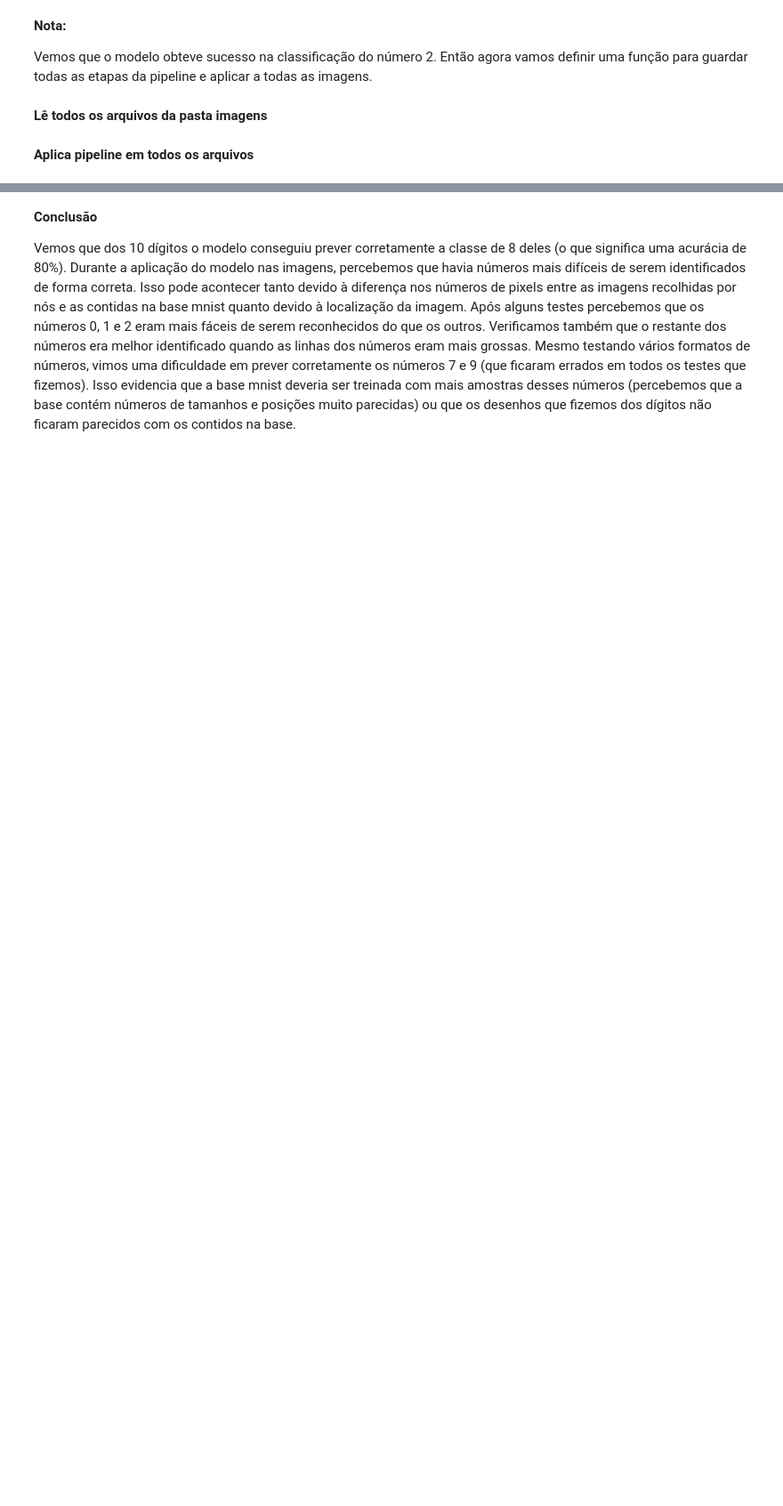
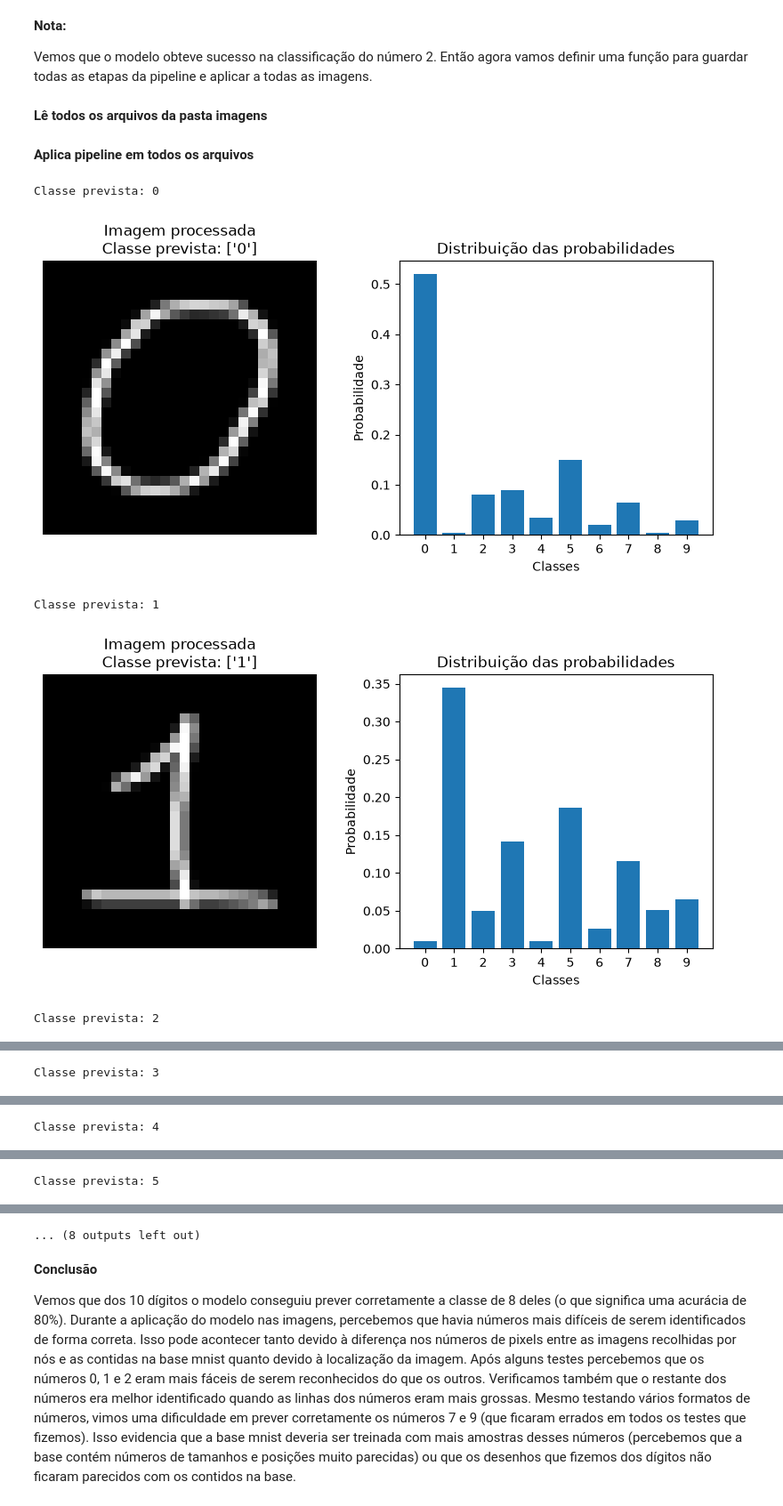
Before and after one commit to CherylHenkels/sctec-mini-projeto2, a Jupyter notebook: main.ipynb, the cells around one changed output, grey strips where cells are left out. Shown at 89% size. Cells and saved outputs as stored; diff of their text form; code cells hidden in the pictures; blank space fills up the shorter version.

```diff
--- a/main.ipynb
+++ b/main.ipynb
@@ -979,5 +1085,17 @@ arquivos = glob.glob(pasta)
 # %% [markdown]
 **Aplica pipeline em todos os arquivos**
 # %%
+def extrair_numero(nome_arquivo):
+    nums = re.findall(r'\d+', nome_arquivo)
+    return int(nums[-1]) if nums else 0
+
+arquivos = sorted(glob.glob("imagens/*.png"), key=extrair_numero)
+
 for arquivo in arquivos:
     aplica_modelo_imagem(arquivo)
+# %% [output]
+Classe prevista: 0
+[figure, added]
+Classe prevista: 1
+[figure, added]
+Classe prevista: 2
@@ -983,0 +1103 @@ for arquivo in arquivos:
+Classe prevista: 3
@@ -983,0 +1105 @@ for arquivo in arquivos:
+Classe prevista: 4
@@ -983,0 +1107 @@ for arquivo in arquivos:
+Classe prevista: 5
@@ -984,3 +1109,4 @@ for arquivo in arquivos:
+... (8 outputs left out)
 # %% [markdown]
 **Conclusão**
 
```
Also changed, not shown: parts of 25 cells of this notebook.
